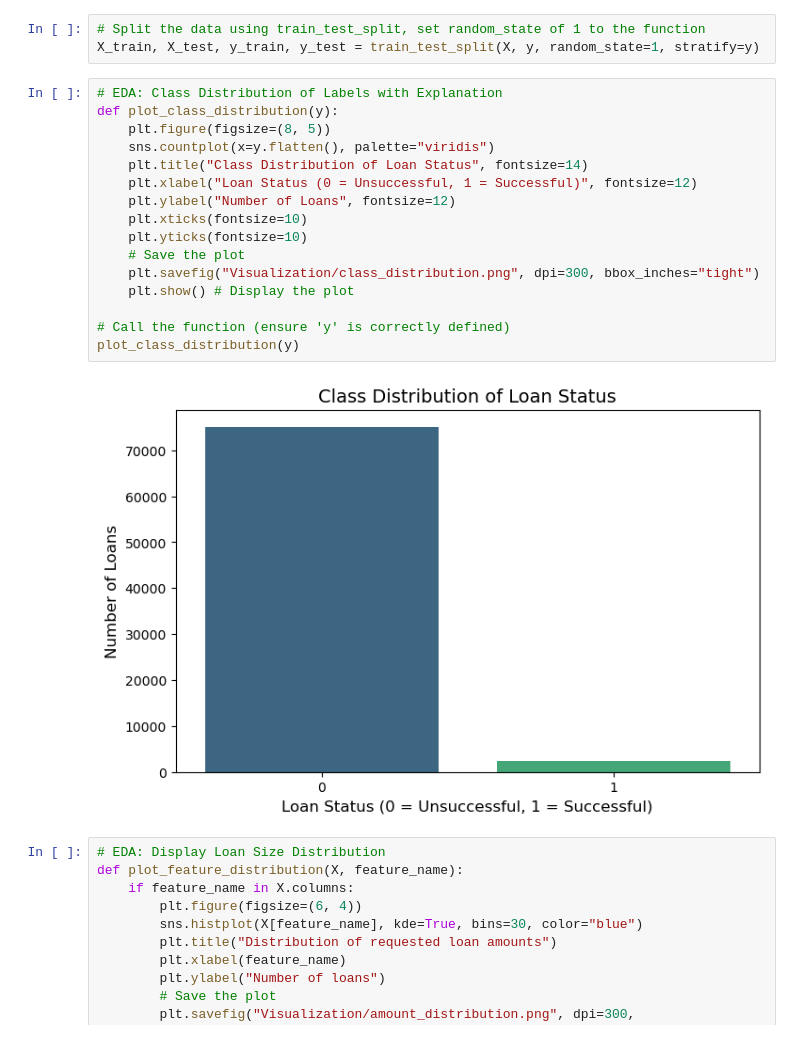
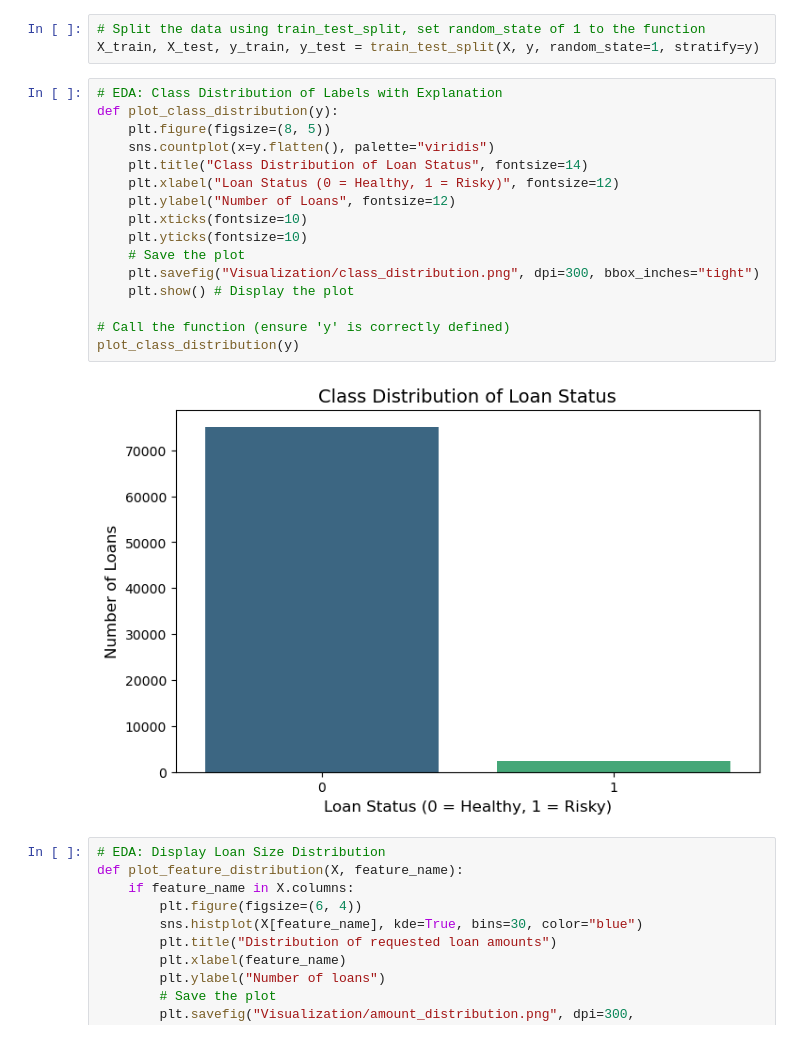
Before and after one commit to LegallyNotBlonde/credit-risk-classification, a Jupyter notebook: credit_risk_classification.ipynb, the cells around one changed output. Cells and saved outputs as stored; diff of their text form.

Commit message:
updated graphs and readme

```diff
--- a/credit_risk_classification.ipynb
+++ b/credit_risk_classification.ipynb
@@ -69,21 +69,21 @@ X_train, X_test, y_train, y_test = train_test_split(X, y, random_state=1, strati
 # %%
 # EDA: Class Distribution of Labels with Explanation
 def plot_class_distribution(y):
     plt.figure(figsize=(8, 5))
     sns.countplot(x=y.flatten(), palette="viridis")
     plt.title("Class Distribution of Loan Status", fontsize=14)
-    plt.xlabel("Loan Status (0 = Unsuccessful, 1 = Successful)", fontsize=12)
+    plt.xlabel("Loan Status (0 = Healthy, 1 = Risky)", fontsize=12)
     plt.ylabel("Number of Loans", fontsize=12)
     plt.xticks(fontsize=10)
     plt.yticks(fontsize=10)
     # Save the plot
     plt.savefig("Visualization/class_distribution.png", dpi=300, bbox_inches="tight")
     plt.show() # Display the plot
 
 # Call the function (ensure 'y' is correctly defined)
 plot_class_distribution(y)
 # %% [output]
-[figure, old version]
+[figure, new version]
 # %%
 # EDA: Display Loan Size Distribution
 def plot_feature_distribution(X, feature_name):
```
Also changed, not shown: 2 other files.
